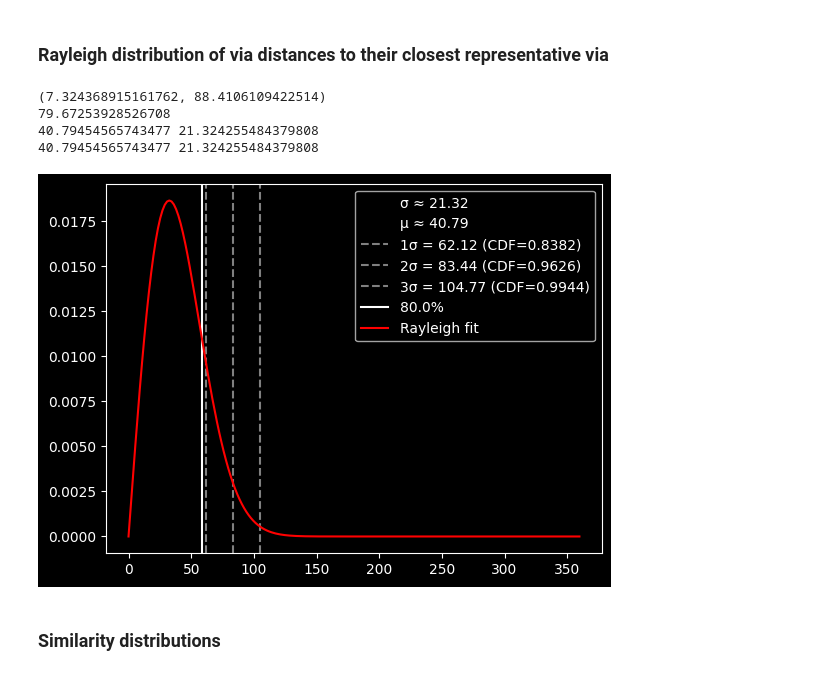
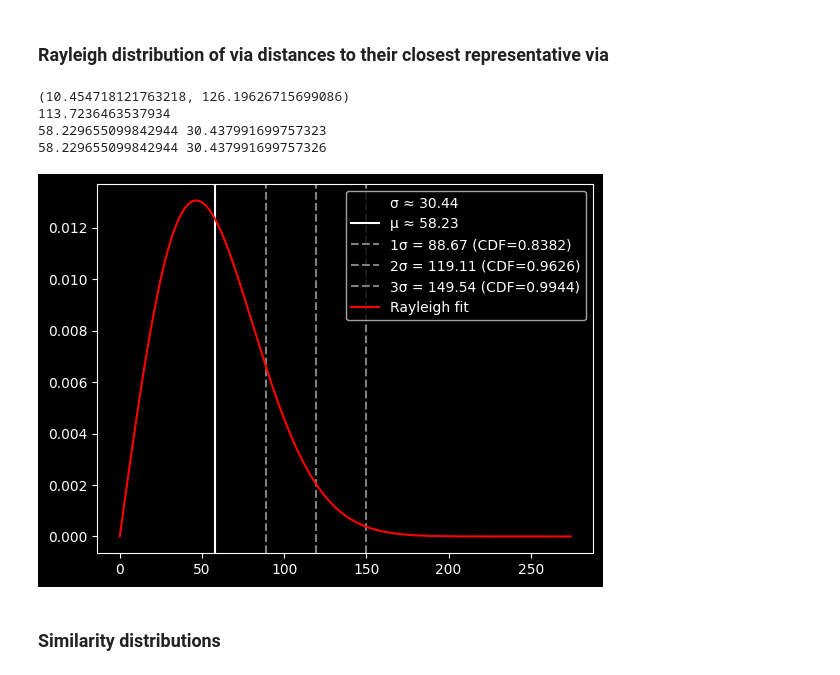
Before and after one commit to Souren-0/Bachelor_Thesis, a Jupyter notebook: Point_Cloud_Identification.ipynb, the cells around one changed output. Cells and saved outputs as stored; diff of their text form; code cells hidden in the pictures.

```diff
--- a/Point_Cloud_Identification.ipynb
+++ b/Point_Cloud_Identification.ipynb
@@ -286,7 +286,7 @@ datasets = {
     "hard_easy" : { 'path' : './Data/Test_Data_HARD_Labels_EASY_Cells.pickle', 'representatives' : './Labels/representatives_HARD_Labels_EASY_Cells.json'},
     "hard_hard" : { 'path' : './Data/Test_Data_HARD_Labels_HARD_Cells.pickle', 'representatives' : './Labels/representatives_HARD_Labels_HARD_Cells.json'}}
 
-dataset = "easy_easy"
+dataset = "hard_hard"
 chip_data_file = datasets[dataset]["path"]
 
 chip_data = None
@@ -338,6 +338,20 @@ cell_box = {}
 for cell_type, boxes in cell_boxes.items():
     widths, heights = zip(*boxes)
     cell_box[cell_type] = (max(widths), max(heights))
+
+
+# Save cell stats
+cell_stats = {}
+via_distances = {}
+for cell_type in cell_types:
+    cells = sorted_cells[cell_type]
+    all_vias = [via for cell in cells for via in cell["vias"]]
+    tree = KDTree(representatives[cell_type])
+    distances, _ = tree.query(all_vias)
+    loc, scale = stats.rayleigh.fit(distances + np.finfo(float).eps, floc=0)
+
+    cell_stat = {"loc" : loc, "scale" : scale, "dists" : distances}
+    cell_stats[cell_type] = cell_stat
 # %% [markdown]
 ## Utilities
 # %% [markdown]
@@ -816,42 +809,39 @@ sigma2 = rayleigh.std(loc=loc, scale=scale)
 print(mean, sigma)
 print(mean2, sigma2)
 # %% [output]
-(7.324368915161762, 88.4106109422514)
-79.67253928526708
-40.79454565743477 21.324255484379808
-40.79454565743477 21.324255484379808
+(10.454718121763218, 126.19626715699086)
+113.7236463537934
+58.229655099842944 30.437991699757323
+58.229655099842944 30.437991699757326
 # %%
 cell_type = cell_types[0]
 cell_stat = cell_stats[cell_type]
 
 loc = cell_stat["loc"]
 scale = cell_stat["scale"]
 
 mean = rayleigh.mean(loc=loc, scale=scale)
 sigma = rayleigh.std(loc=loc, scale=scale)
 
 distances = cell_stat["dists"]
 
 x = np.linspace(0, max(distances), 200)
 plt.scatter([], [], color='none' ,label=f"σ ≈ {sigma:.2f}")
-plt.scatter([], [], color='none' ,label=f"μ ≈ {mean:.2f}")
+plt.axvline(mean ,label=f"μ ≈ {mean:.2f}")
 for i in range(1, 4):
     threshold = mean + i * sigma
     cdf_val = stats.rayleigh.cdf(threshold, loc=loc, scale=scale)
     plt.axvline(threshold, color='grey', linestyle='--', label=f'{i}σ = {threshold:.2f} (CDF={cdf_val:.4f})')
-
-outlier = 0.8
-plt.axvline(float(rayleigh.ppf(outlier, loc=loc, scale=scale)), label=f'{outlier*100}%')
 
 pdf = stats.rayleigh.pdf(x, loc=loc, scale=scale)
 # plt.hist(distances, bins=50, density=True, alpha=0.5, label='Distances')
 plt.plot(x, pdf, 'r-', label='Rayleigh fit')
 # plt.plot(x, stats.rayleigh.sf(x), 'g--', label='Survival function')
 
 plt.legend()
 plt.show()
 # %% [output]
-[figure, old version]
+[figure, new version]
 # %% [markdown]
 ### Similarity distributions
 # %%
```
Also changed, not shown: parts of 14 cells of this notebook.
